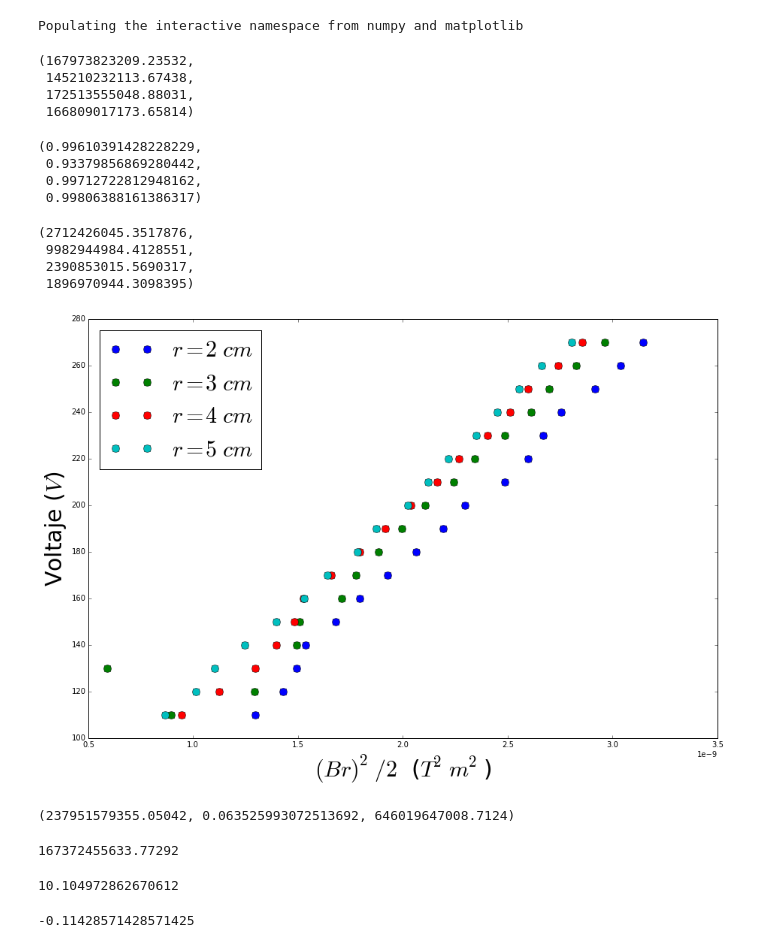
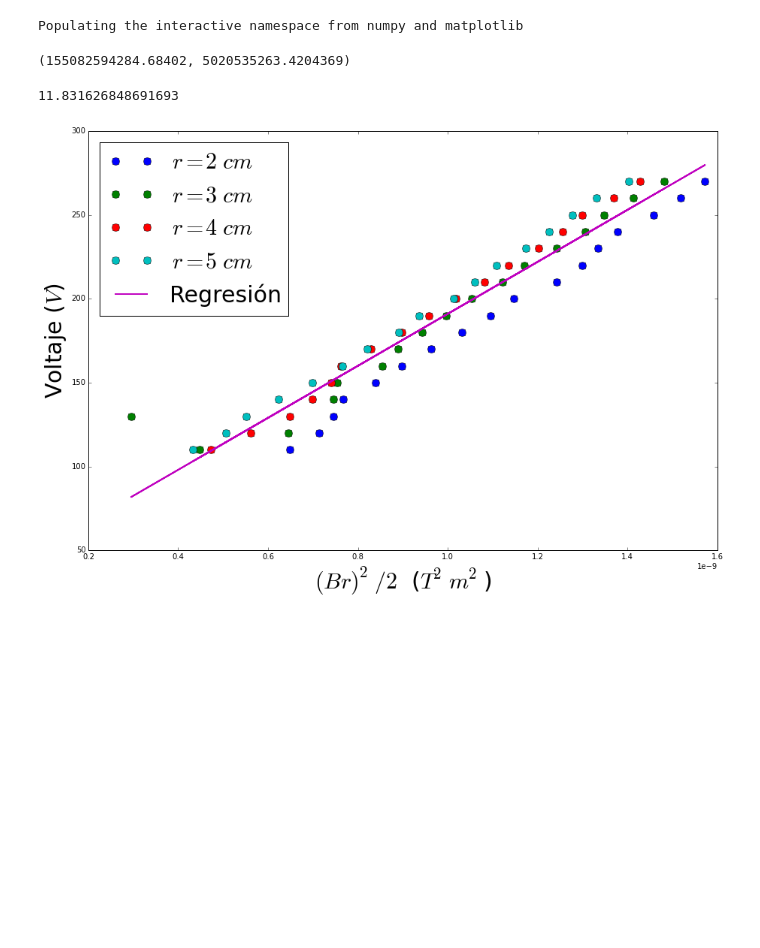
Before and after one commit to AHA-EL-CAPI/Laboratorio-Intermedio, a Jupyter notebook: Carga - Masa/Gráficas y regresiones.ipynb, the cells around one changed output. Cells and saved outputs as stored; diff of their text form; code cells hidden in the pictures; blank space fills up the shorter version.

```diff
--- a/Carga - Masa/Gráficas y regresiones.ipynb
+++ b/Carga - Masa/Gráficas y regresiones.ipynb
@@ -18,62 +18,38 @@ B3 = ((4./5.)**(3./2.))*(4.*np.pi*10**(-7))*154.*i3/0.2
 B4 = ((4./5.)**(3./2.))*(4.*np.pi*10**(-7))*154.*i4/0.2
 B5 = ((4./5.)**(3./2.))*(4.*np.pi*10**(-7))*154.*i5/0.2
 
-x2 = ((B2*0.02)**2.)
-x3 = ((B3*0.03)**2.)
-x4 = ((B4*0.04)**2.)
-x5 = ((B5*0.05)**2.)
+x2 = ((B2*0.02)**2.)/2.
+x3 = ((B3*0.03)**2.)/2.
+x4 = ((B4*0.04)**2.)/2.
+x5 = ((B5*0.05)**2.)/2.
 
-slope2, intercept2, r_value2, p_value2, std_err2 = stats.linregress(x2,2.*V)
-slope3, intercept3, r_value3, p_value3, std_err3 = stats.linregress(x3,2.*V)
-slope4, intercept4, r_value4, p_value4, std_err4 = stats.linregress(x4,2.*V)
-slope5, intercept5, r_value5, p_value5, std_err5 = stats.linregress(x5,2.*V)
+x = np.append(x2,x3)
+x = np.append(x,x4)
+x = np.append(x,x5)
+
+V_new = np.append(V,V)
+V_new = np.append(V_new,V)
+V_new = np.append(V_new,V)
+slope, intercept, r_value, p_value, std_err = stats.linregress(x,V_new)
-# %%
-slope2,slope3,slope4,slope5
-# %% [output]
-(167973823209.23532,
- 145210232113.67438,
- 172513555048.88031,
- 166809017173.65814)
-# %%
-(r_value2)**2,(r_value3)**2,(r_value4)**2,(r_value5)**2
-# %% [output]
-(0.99610391428228229,
- 0.93379856869280442,
- 0.99712722812948162,
- 0.99806388161386317)
-# %%
-std_err2,std_err3,std_err4,std_err5
-# %% [output]
-(2712426045.3517876,
- 9982944984.4128551,
- 2390853015.5690317,
- 1896970944.3098395)
+# %%
+slope,std_err
+# %% [output]
+(155082594284.68402, 5020535263.4204369)
+# %%
+((1.758-1.550)/1.758)*100
+# %% [output]
+11.831626848691693
 # %%
 plt.figure(figsize=(15,10))
 plt.plot(x2,V,'o',label=u'$r=2\ cm$',ms=10)
 plt.plot(x3,V,'o',label=u'$r=3\ cm$',ms=10)
 plt.plot(x4,V,'o',label=u'$r=4\ cm$',ms=10)
 plt.plot(x5,V,'o',label=u'$r=5\ cm$',ms=10)
+plt.plot(x,slope*x + intercept,lw=2.,label=u'Regresión')
 plt.ylabel(u'Voltaje ($V$)',fontsize=30)
 plt.xlabel(u'$(Br)^2/2$  ($T^2m^2$)',fontsize=30)
 plt.legend(loc='best',fontsize=30)
 plt.savefig('carga-masa-reg.jpg')
 plt.show()
 # %% [output]
-[figure, old version]
+[figure, new version]
-# %%
-slope, intercept, r_value, p_value, std_err = stats.linregress(np.array([0.02,0.03,0.04,0.05]),np.array([167876837724.77188,145126389974.21759,172413948393.55002,166712704230.16275]))
-slope,r_value**2,std_err
-# %% [output]
-(237951579355.05042, 0.063525993072513692, 646019647008.7124)
-# %%
-a=(slope2+slope3+slope4+slope5)/4.
-a
-b=(std_err2+std_err3+std_err4+std_err5)/4.
-a+b
-# %% [output]
-167372455633.77292
-# %%
-((1.75*10**(11)-a)/1.175/10**(11))*100
-# %% [output]
-10.104972862670612
@@ -93,4 +55,0 @@ plt.plot(sl)
-# %%
-(1.55-1.75)/1.75
-# %% [output]
--0.11428571428571425
```
Also changed, not shown: parts of 2 cells of this notebook, 6 other files.
